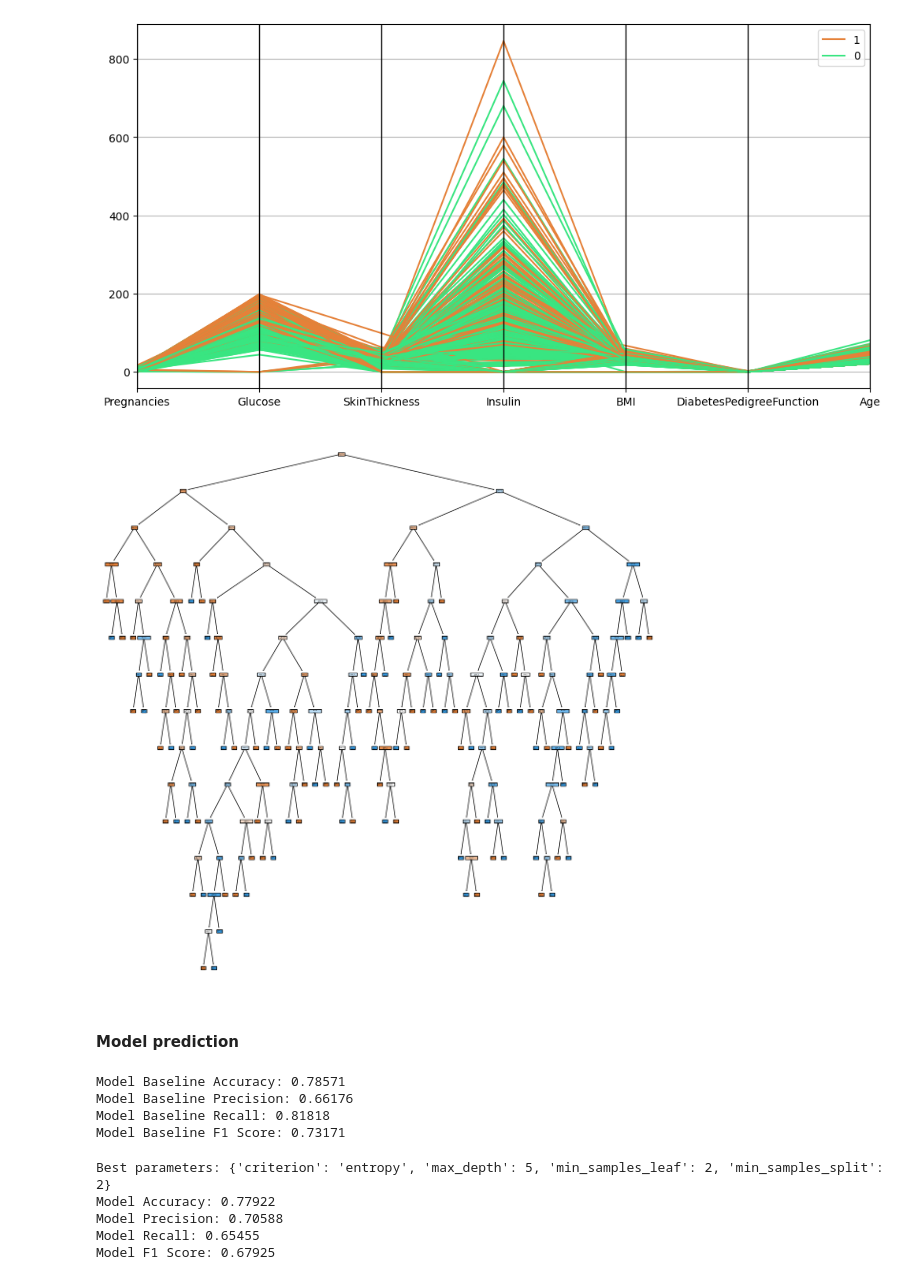
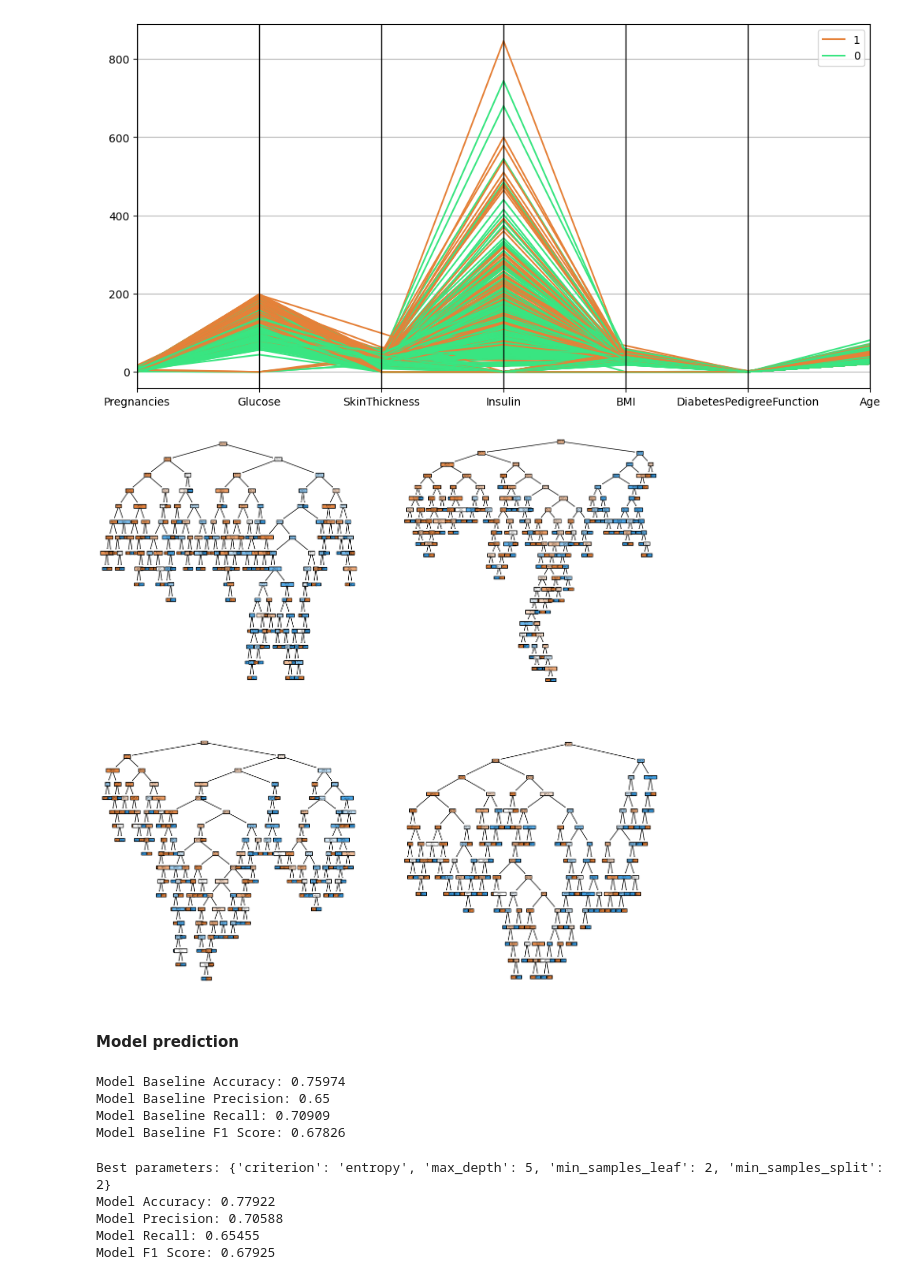
Before and after one commit to 4GeeksAcademy/machine-learning-python--Random-Forest-template, a Jupyter notebook: src/explore_random_forest_data.ipynb, the cells around one changed output. Saved outputs shown, nothing was run; the diff lists cells and outputs as text; code cells hidden in the pictures.

```diff
--- a/src/explore_random_forest_data.ipynb
+++ b/src/explore_random_forest_data.ipynb
@@ -102,6 +102,6 @@ X_train.shape
 # %% [markdown]
 #### Initialization and training of the model
 # %%
-model = DecisionTreeClassifier(random_state = 42)
+model = RandomForestClassifier(random_state = 42)
 model.fit(X_train, y_train)
 # %% [output]
@@ -112,12 +112,21 @@ pd.plotting.parallel_coordinates(tot_data, "Outcome", color = ("#E58139", "#39E5
 plt.show()
 # %% [output]
 [figure]
-# %%
-fig = plt.figure(figsize=(15,15))
-tree.plot_tree(model, feature_names = list(X_train.columns), class_names = ["0", "1", "2"], filled = True)
-plt.show()
-# %% [output]
-[figure, removed]
+# %%
+import matplotlib.pyplot as plt
+from sklearn import tree
+
+fig, axis = plt.subplots(2, 2, figsize = (15, 15))
+
+# We show the first 4 trees out of the 100 generated (default)
+tree.plot_tree(model.estimators_[0], ax = axis[0, 0], feature_names = list(X_train.columns), class_names = ["0", "1", "2"], filled = True)
+tree.plot_tree(model.estimators_[1], ax = axis[0, 1], feature_names = list(X_train.columns), class_names = ["0", "1", "2"], filled = True)
+tree.plot_tree(model.estimators_[2], ax = axis[1, 0], feature_names = list(X_train.columns), class_names = ["0", "1", "2"], filled = True)
+tree.plot_tree(model.estimators_[3], ax = axis[1, 1], feature_names = list(X_train.columns), class_names = ["0", "1", "2"], filled = True)
+
+plt.show()
+# %% [output]
+[figure, added]
 # %% [markdown]
 #### Model prediction
 # %%
@@ -135,10 +144,10 @@ print(f'Model Baseline Precision: {precision}')
 print(f'Model Baseline Recall: {recall}')
 print(f'Model Baseline F1 Score: {f1}')
 # %% [output]
-Model Baseline Accuracy: 0.78571
-Model Baseline Precision: 0.66176
-Model Baseline Recall: 0.81818
-Model Baseline F1 Score: 0.73171
+Model Baseline Accuracy: 0.75974
+Model Baseline Precision: 0.65
+Model Baseline Recall: 0.70909
+Model Baseline F1 Score: 0.67826
 # %%
 # Define the parameters grid for hyperparameter tuning, including 'criterion'
 param_grid = {
```
Also changed, not shown: parts of 2 cells of this notebook.
